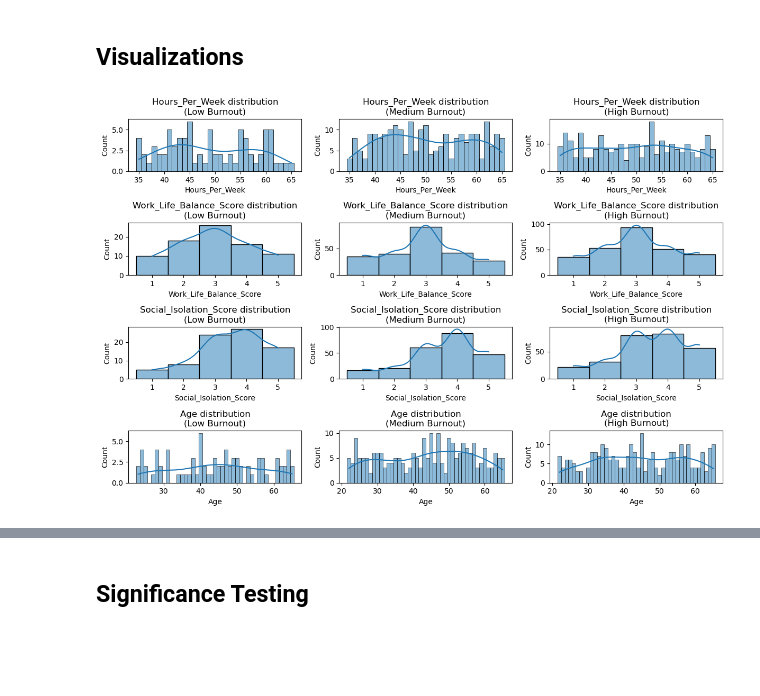
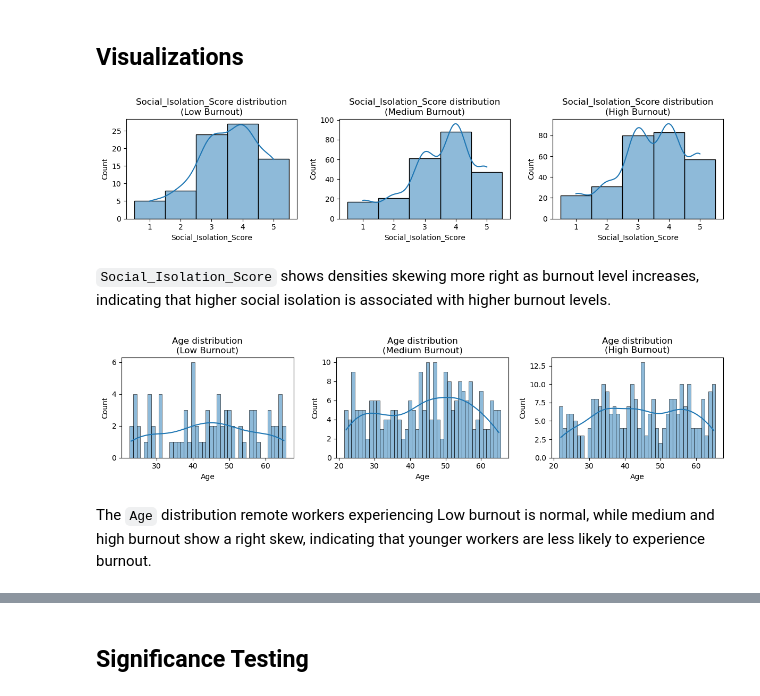
Before and after one commit to pwoosam/aai-501-burnout-in-remote-work, a Jupyter notebook: Burnout.ipynb, the cells around one changed output, grey strips where cells are left out. Cells and saved outputs as stored; diff of their text form; code cells hidden in the pictures; blank space fills up the shorter version.

```diff
--- a/Burnout.ipynb
+++ b/Burnout.ipynb
@@ -225,12 +225,11 @@ Summary statistics for Age by Burnout Level:
 # %% [markdown]
 ## Visualizations
 # %%
-plt.figure(figsize=(12, 8))
-# plot distributions of each column for each burnout level for all numerical columns
-# The grid size is i x 3 where i is the number of numerical columns
-for i, col in enumerate(df_numerical.columns, 1):
-    start_index = (i - 1) * 3 + 1
-    plt.subplot(len(df_numerical.columns), 3, start_index)
+def plot_boxplots(col):
+    plt.figure(figsize=(12, 3))
+
+    # plot distributions of each column for each burnout level for all numerical columns
+    plt.subplot(1, 3, 1)
     # plot distributions of each column for each burnout level
     sns.histplot(
         df_numerical[col].loc[df_remote["Burnout_Level"] == "Low"],
@@ -238,21 +237,32 @@ for i, col in enumerate(df_numerical.columns, 1):
         discrete=True,
     )
     plt.title(f"{col} distribution\n(Low Burnout)")
-    plt.subplot(len(df_numerical.columns), 3, start_index + 1)
+    plt.subplot(1, 3, 2)
     sns.histplot(
         df_numerical[col].loc[df_remote["Burnout_Level"] == "Medium"],
         kde=True,
         discrete=True,
     )
     plt.title(f"{col} distribution\n(Medium Burnout)")
-    plt.subplot(len(df_numerical.columns), 3, start_index + 2)
+    plt.subplot(1, 3, 3)
     sns.histplot(
         df_numerical[col].loc[df_remote["Burnout_Level"] == "High"],
         kde=True,
         discrete=True,
     )
     plt.title(f"{col} distribution\n(High Burnout)")
-plt.tight_layout()
-plt.show()
+    plt.tight_layout()
+    plt.subplots_adjust(wspace=0.25)
+    plt.show()
-# %% [output]
-[figure, removed]
+# %%
+plot_boxplots('Social_Isolation_Score')
+# %% [output]
+[figure, added]
+# %% [markdown]
+`Social_Isolation_Score` shows densities skewing more right as burnout level increases, indicating that higher social isolation is associated with higher burnout levels.
+# %%
+plot_boxplots('Age')
+# %% [output]
+[figure, added]
+# %% [markdown]
+The `Age` distribution remote workers experiencing Low burnout is normal, while medium and high burnout show a right skew, indicating that younger workers are less likely to experience burnout.
```
Also changed, not shown: parts of 27 cells of this notebook.
